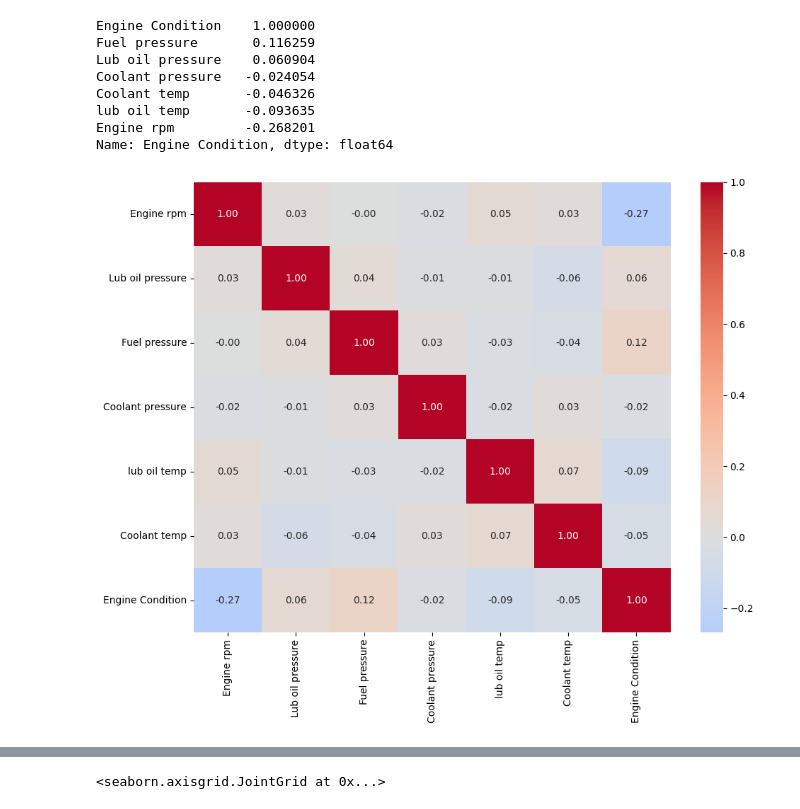
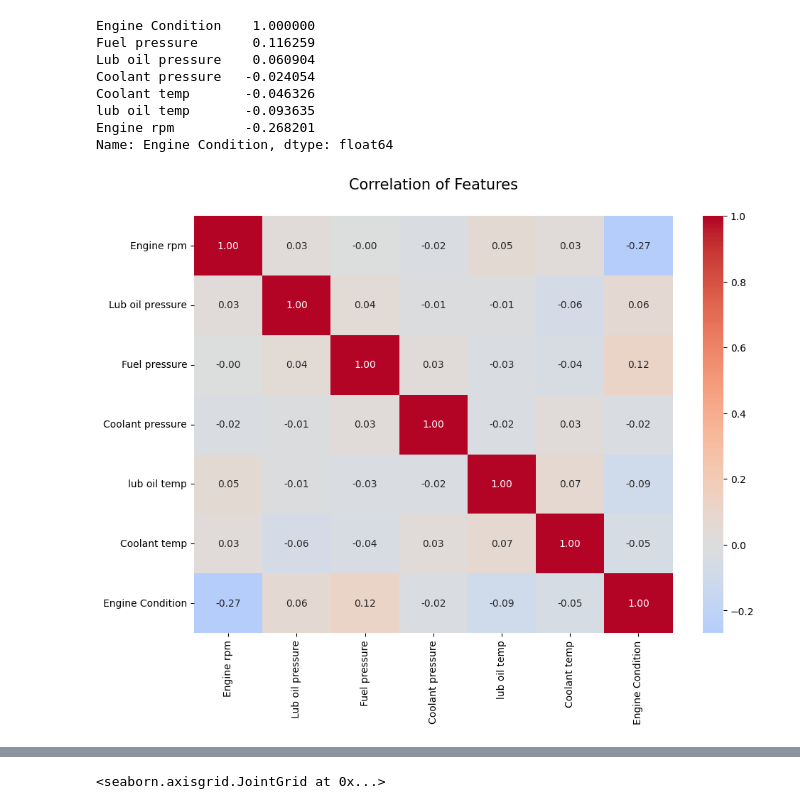
Before and after one commit to SKslwana/Automotive-Engine-Health-Predictive-Maintenance-Project, a Jupyter notebook: Project_1.ipynb, the cells around one changed output, grey strips where cells are left out. Saved outputs shown, nothing was run; the diff lists cells and outputs as text; code cells hidden in the pictures.

```diff
--- a/Project_1.ipynb
+++ b/Project_1.ipynb
@@ -189,14 +188,14 @@ Name: Engine Condition, dtype: float64
 # %%
 # Set up the matplotlib figure
 plt.figure(figsize=(10, 8))
-
+plt.title('Correlation of Features', y=1.05, size=15)
 # Draw the heatmap with the mask and correct aspect ratio
 sns.heatmap(corr_matrix, annot=True, fmt=".2f", cmap='coolwarm', center=0)
 
 # Adjust the plot
 plt.tight_layout()
 
 # Show the plot
 plt.show()
 # %% [output]
-[figure, old version]
+[figure, new version]
```
Also changed, not shown: parts of 62 cells of this notebook.
